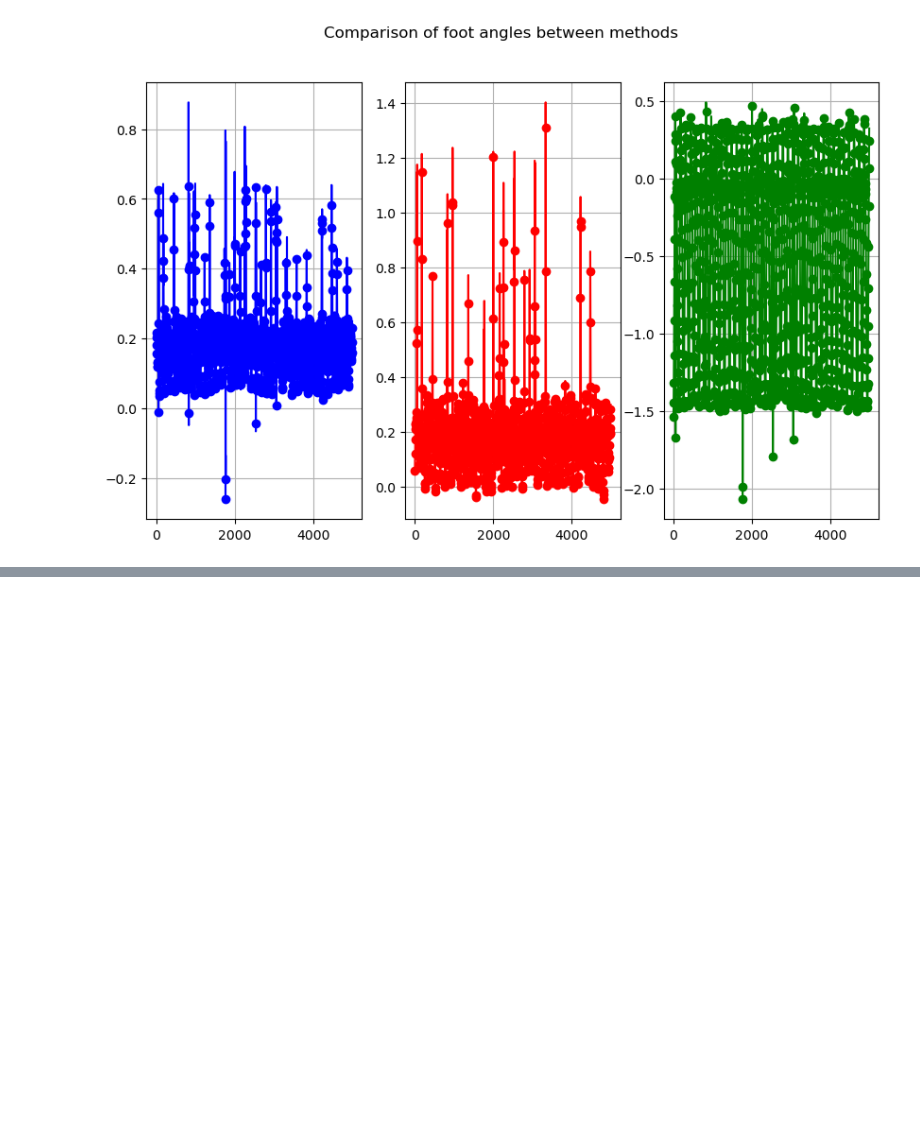
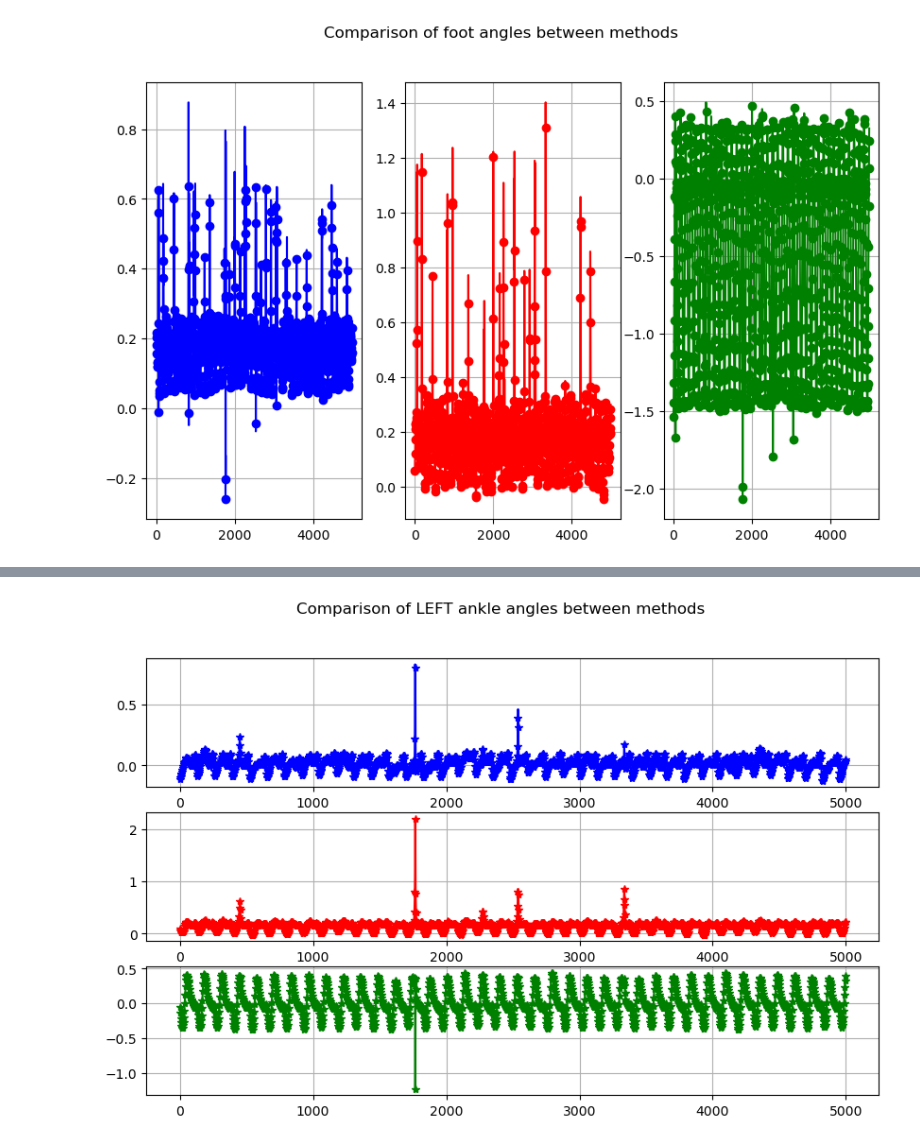
Before and after one commit to regifukuchi/BMC-RIC-running-biomechanics, a Jupyter notebook: notebooks/RIC_RBDS_debugg_join_ang.ipynb, the cells around one changed output, grey strips where cells are left out. Cells and saved outputs as stored; diff of their text form; code cells hidden in the pictures; blank space fills up the shorter version.

```diff
--- a/notebooks/RIC_RBDS_debugg_join_ang.ipynb
+++ b/notebooks/RIC_RBDS_debugg_join_ang.ipynb
@@ -686,2 +881,21 @@ plt.show()
+# %%
+# Import ankle angles calculated in Matlab
+fn_a_matlab = os.path.join(pathname, 'L_ankle_angle_mat.txt')
+anga_matlab = np.loadtxt(fn_a_matlab) * (np.pi/180)
+# %%
+fig, axs = plt.subplots(3, figsize=(10,6))
+fig.suptitle('Comparison of LEFT ankle angles between methods')
+axs[0].plot(angle_L_ankle[:,0], 'b', label='Python')
+axs[0].plot(tn[0::3],anga_matlab[0::3,0], 'b*', label='Matlab')
+axs[0].grid('on')
+axs[1].plot(angle_L_ankle[:,1], 'r', label='Python')
+axs[1].plot(tn[0::3],anga_matlab[0::3,1], 'r*', label='Matlab')
+axs[1].grid('on')
+axs[2].plot(angle_L_ankle[:,2], 'g', label='Python')
+axs[2].plot(tn[0::3],anga_matlab[0::3,2], 'g*', label='Matlab')
+axs[2].grid('on')
+plt.show()
+# %% [output]
+[figure, added]
 # %%
 # Import ankle angles calculated in Matlab
```
Also changed, not shown: parts of 40 cells of this notebook, 17 other files.
